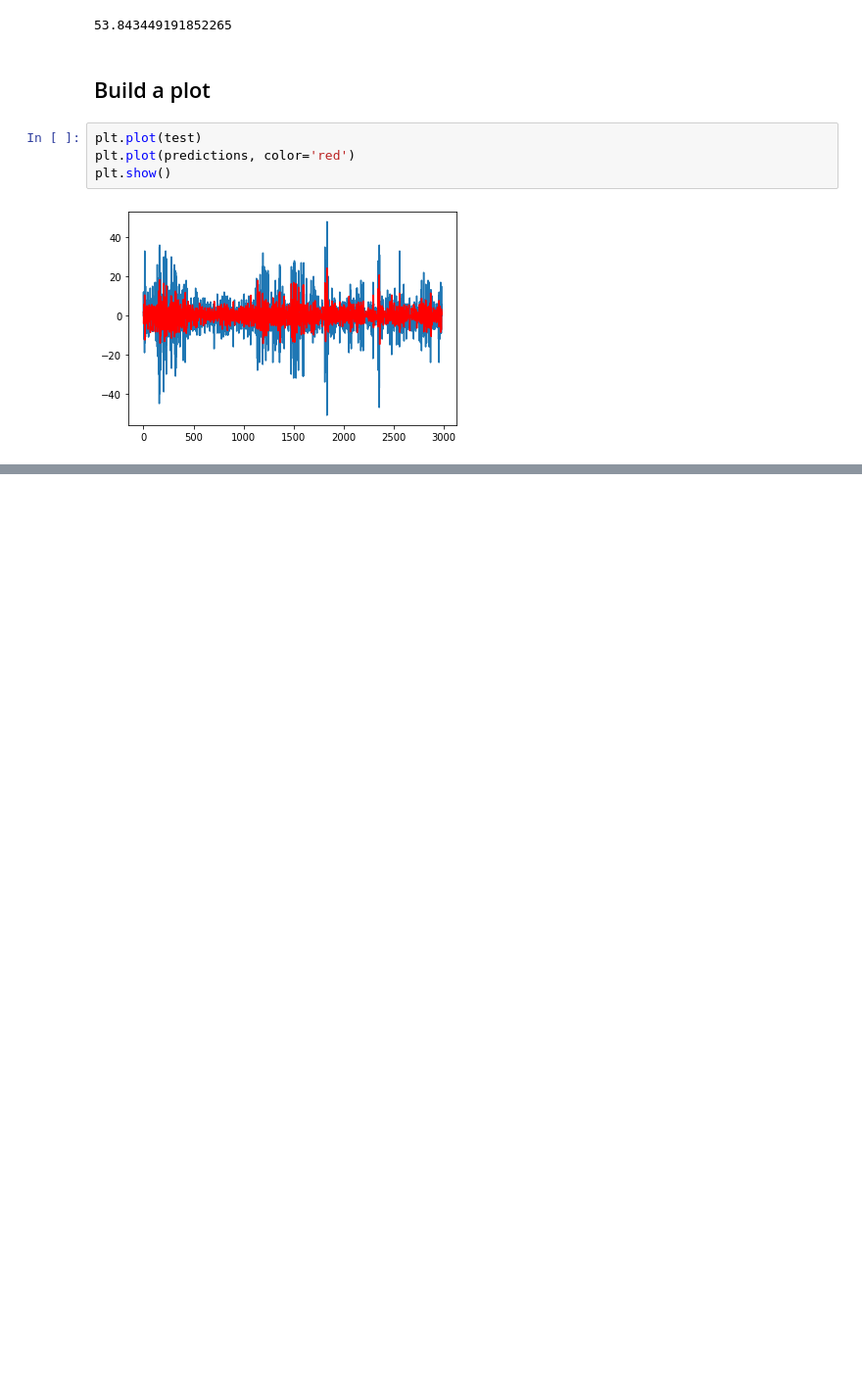
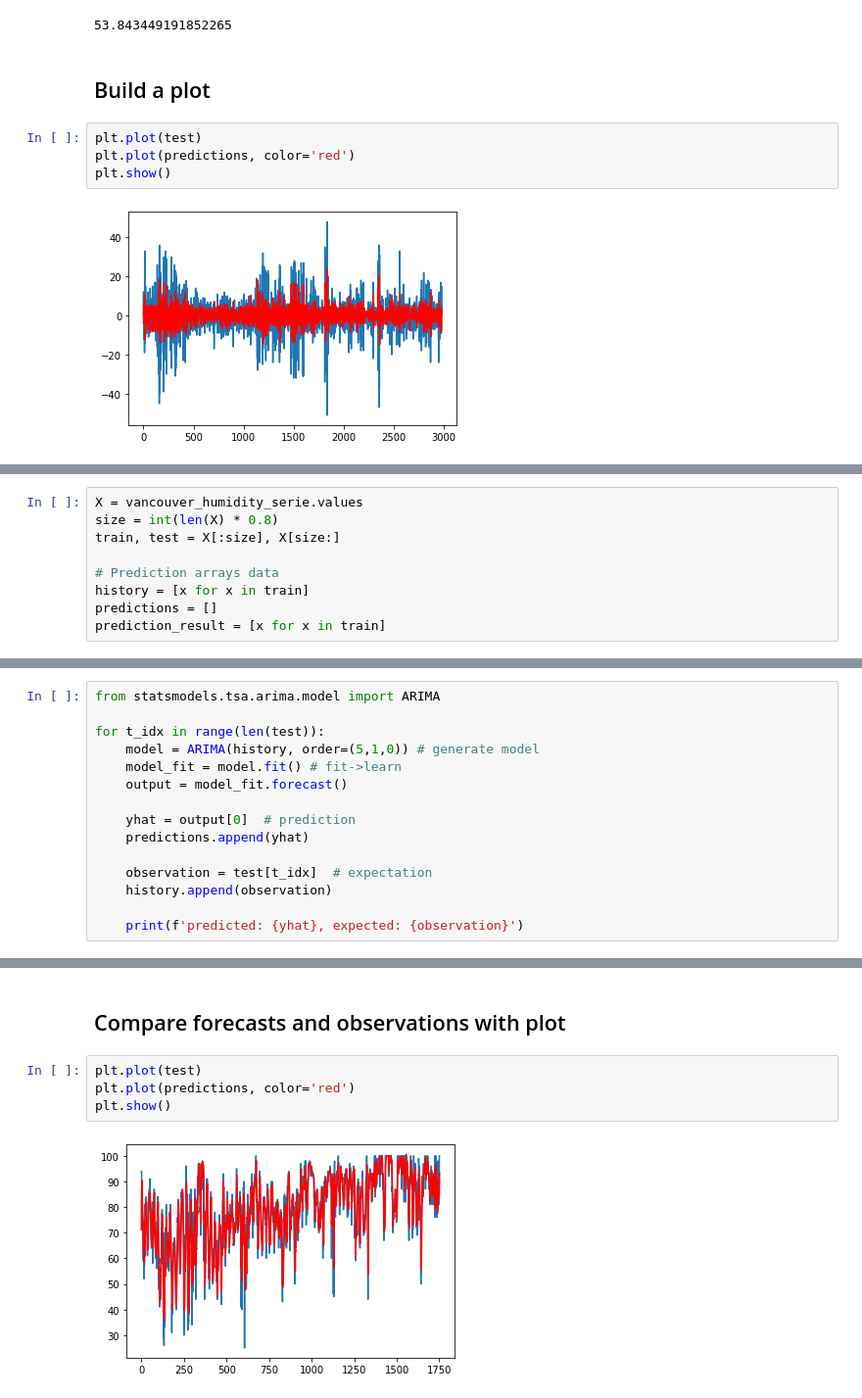
Before and after one commit to ilkrbk/weather-data-2012-2017-analysis-, a Jupyter notebook: forecasting/Forecasting-Weather.ipynb, the cells around one changed output, grey strips where cells are left out. Shown at 98% size. Cells and saved outputs as stored; diff of their text form; blank space fills up the shorter version.

Commit message:
Add ARIMA and SES methods to notebook

```diff
--- a/forecasting/Forecasting-Weather.ipynb
+++ b/forecasting/Forecasting-Weather.ipynb
@@ -112,0 +117,9 @@ plt.show()
+# %%
+X = vancouver_humidity_serie.values
+size = int(len(X) * 0.8)
+train, test = X[:size], X[size:]
+
+# Prediction arrays data
+history = [x for x in train]
+predictions = []
+prediction_result = [x for x in train]
@@ -112,0 +128,15 @@ plt.show()
+# %%
+from statsmodels.tsa.arima.model import ARIMA
+
+for t_idx in range(len(test)):
+    model = ARIMA(history, order=(5,1,0)) # generate model
+    model_fit = model.fit() # fit->learn
+    output = model_fit.forecast()
+
+    yhat = output[0]  # prediction
+    predictions.append(yhat)
+
+    observation = test[t_idx]  # expectation
+    history.append(observation)
+
+    print(f'predicted: {yhat}, expected: {observation}')
@@ -112,0 +170,8 @@ plt.show()
+# %% [markdown]
+## Compare forecasts and observations with plot
+# %%
+plt.plot(test)
+plt.plot(predictions, color='red')
+plt.show()
+# %% [output]
+[figure, added]
```
Also changed, not shown: parts of 13 cells of this notebook.
